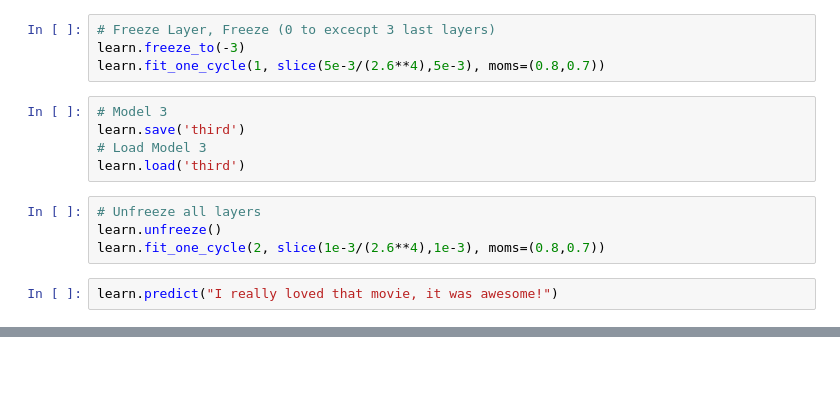
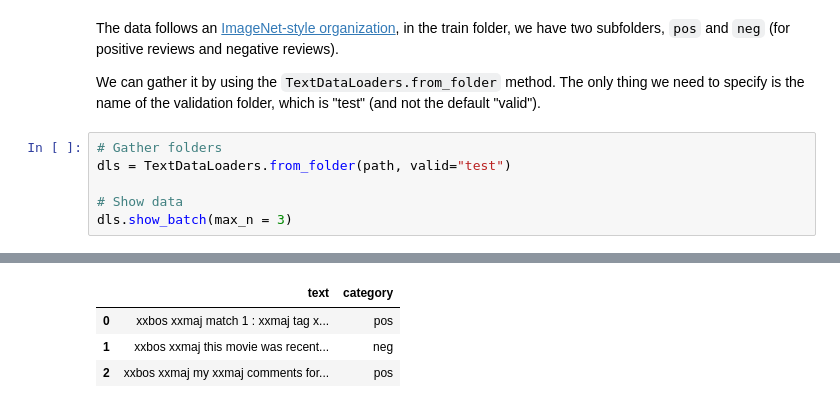
Before and after one commit to tuanlda78202/SAIMDB, a Jupyter notebook: src/dl/UMLFiT/UMLFiT.ipynb, the cells around one changed output, grey strips where cells are left out. Cells and saved outputs as stored; diff of their text form; blank space fills up the shorter version.

```diff
--- a/src/dl/UMLFiT/UMLFiT.ipynb
+++ b/src/dl/UMLFiT/UMLFiT.ipynb
@@ -319,15 +59,11 @@ learn.load('second')
-# %%
-# Freeze Layer, Freeze (0 to excecpt 3 last layers)
-learn.freeze_to(-3)
-learn.fit_one_cycle(1, slice(5e-3/(2.6**4),5e-3), moms=(0.8,0.7))
-# %%
-# Model 3
-learn.save('third')
-# Load Model 3
-learn.load('third')
-# %%
-# Unfreeze all layers
-learn.unfreeze()
-learn.fit_one_cycle(2, slice(1e-3/(2.6**4),1e-3), moms=(0.8,0.7))
-# %%
-learn.predict("I really loved that movie, it was awesome!")
+# %% [markdown]
+The data follows an [ImageNet-style organization](https://cloud.google.com/tpu/docs/imagenet-setup), in the train folder, we have two subfolders, `pos` and `neg` (for positive reviews and negative reviews).
+
+We can gather it by using the `TextDataLoaders.from_folder` method. The only thing we need to specify is the name of the validation folder, which is "test" (and not the default "valid").
+# %%
+# Gather folders
+dls = TextDataLoaders.from_folder(path, valid="test")
+
+# Show data
+dls.show_batch(max_n = 3)
+# %% [output]
@@ -333,0 +71,4 @@ learn.predict("I really loved that movie, it was awesome!")
+|  | text | category |
+| 0 | xxbos xxmaj match 1 : xxmaj tag x... | pos |
+| 1 | xxbos xxmaj this movie was recent... | neg |
+| 2 | xxbos xxmaj my xxmaj comments for... | pos |
```
Also changed, not shown: parts of 129 cells of this notebook, 1 other file.
